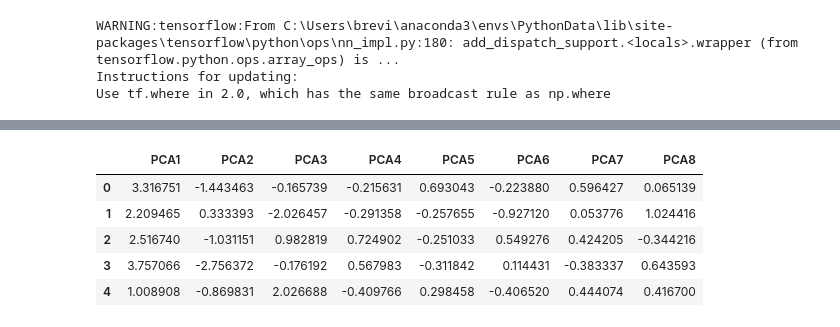
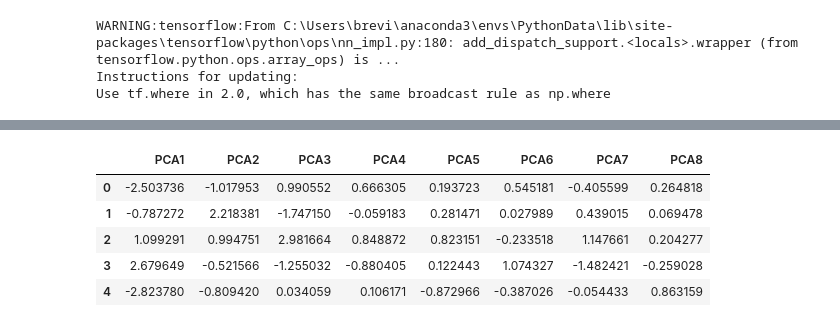
Before and after one commit to ASwigart/Group_Project_4, a Jupyter notebook: NeuralNetworkModel.ipynb, the cells around one changed output, grey strips where cells are left out. Saved outputs shown, nothing was run; the diff lists cells and outputs as text; code cells hidden in the pictures.

```diff
--- a/NeuralNetworkModel.ipynb
+++ b/NeuralNetworkModel.ipynb
@@ -19,8 +19,8 @@ wine_df.head()
 | 4 | 1 | 13.24 | 2.59 | 2.87 | 21.0 | 118 | 2.80 | 2.69 | ... |
 # %%
 #split data into our features and target arrays
-features = wine_df.drop(columns='type', axis=1).values
-pretarget = wine_df['type'].values
+features = wine_df.drop(columns='type', axis=1)
+pretarget = wine_df['type']
 
 # encode class values as integers
 encoder = LabelEncoder()
@@ -158,0 +257,5 @@ Loss: 0.04247101495663325, Accuracy: 0.9851851463317871
+# %%
+#SETUP FOR A 3rd MODEL USING PCA
+#copying x_train_scaled results
+X_train_scaled_df = pd.DataFrame(X_train_scaled, columns=["alcohol", "malic_acid", "ash", "alcalinity_of_ash",  "magnesium", "total_phenols", "flavanoids", "nonflavanoid_phenols","proanthocyanins", "color_intensity", "hue", "OD280/OD315_of_diluted_wines","proline"])
+X_train_scaled_df.head()
@@ -159,8 +269,7 @@ Loss: 0.04247101495663325, Accuracy: 0.9851851463317871
 # %%
 #3rd model using PCA results
-# first I need to rescale the data
-pca_data = wine_df.copy()
-pca_data = pca_data.drop(columns=['type'])
+# rename to a relevant title
+pca_data = X_train_scaled_df.copy()
 pca_data.head()
 # %% [output]
 |  | alcohol | malic_acid | ash | alcalinity_of_ash | magnesium | total_phenols | flavanoids | ... |
@@ -186,18 +282,18 @@ pca_data_df.head()
 #run the decomposition
 from sklearn.decomposition import PCA
 pcaNN = PCA(n_components = .9)
-pca_scaled = pcaNN.fit_transform(pca_data_df)
+pca_results = pcaNN.fit_transform(pca_data)
 # %%
 #making the pca dataframe
-pca_df = pd.DataFrame(data=pca_scaled, columns=["PCA1", "PCA2", "PCA3", "PCA4","PCA5", "PCA6", "PCA7", "PCA8"])
+pca_df = pd.DataFrame(data=pca_results, columns=["PCA1", "PCA2", "PCA3", "PCA4","PCA5", "PCA6", "PCA7", "PCA8"])
 pca_df.head()
 # %% [output]
 |  | PCA1 | PCA2 | PCA3 | PCA4 | PCA5 | PCA6 | PCA7 | PCA8 |
-| 0 | 3.316751 | -1.443463 | -0.165739 | -0.215631 | 0.693043 | -0.223880 | 0.596427 | 0.065139 |
-| 1 | 2.209465 | 0.333393 | -2.026457 | -0.291358 | -0.257655 | -0.927120 | 0.053776 | 1.024416 |
-| 2 | 2.516740 | -1.031151 | 0.982819 | 0.724902 | -0.251033 | 0.549276 | 0.424205 | -0.344216 |
-| 3 | 3.757066 | -2.756372 | -0.176192 | 0.567983 | -0.311842 | 0.114431 | -0.383337 | 0.643593 |
-| 4 | 1.008908 | -0.869831 | 2.026688 | -0.409766 | 0.298458 | -0.406520 | 0.444074 | 0.416700 |
+| 0 | -2.503736 | -1.017953 | 0.990552 | 0.666305 | 0.193723 | 0.545181 | -0.405599 | 0.264818 |
+| 1 | -0.787272 | 2.218381 | -1.747150 | -0.059183 | 0.281471 | 0.027989 | 0.439015 | 0.069478 |
+| 2 | 1.099291 | 0.994751 | 2.981664 | 0.848872 | 0.823151 | -0.233518 | 1.147661 | 0.204277 |
+| 3 | 2.679649 | -0.521566 | -1.255032 | -0.880405 | 0.122443 | 1.074327 | -1.482421 | -0.259028 |
+| 4 | -2.823780 | -0.809420 | 0.034059 | 0.106171 | -0.872966 | -0.387026 | -0.054433 | 0.863159 |
 # %%
 #run the neural network model
 nn3 = tf.keras.models.Sequential()
```
Also changed, not shown: parts of 21 cells of this notebook.
